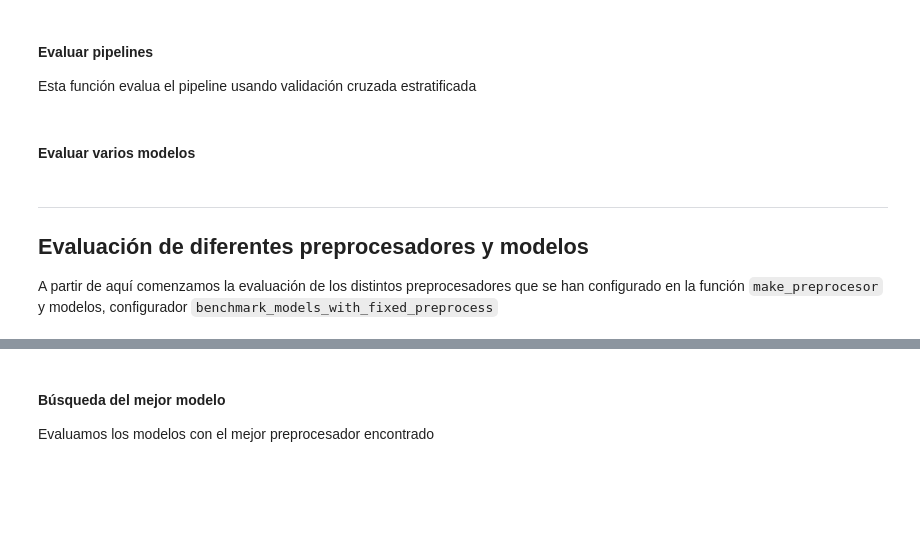
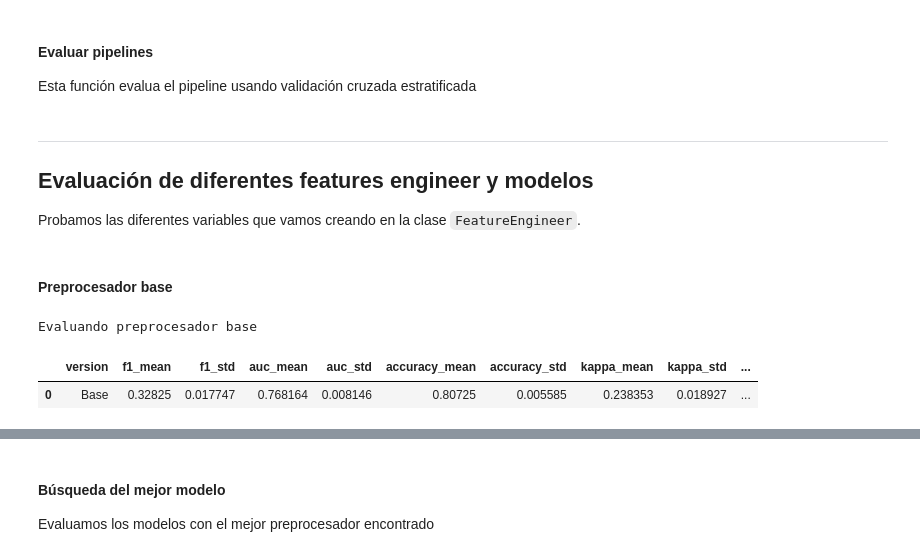
Before and after one commit to vidaldominguez/cdaa-customer-churn, a Jupyter notebook: customer_churn.ipynb, the cells around one changed output, grey strips where cells are left out. Drawn from its saved outputs; the diff is of its cells as text; code cells hidden in the pictures; blank space fills up the shorter version.

```diff
--- a/customer_churn.ipynb
+++ b/customer_churn.ipynb
@@ -431,5 +334,3 @@ def evaluate_pipeline(pipe: Pipeline, X: pd.DataFrame, y: pd.Series, n_splits=5)
         "recall_mean": cv_results["test_recall"].mean(),
         "recall_std":  cv_results["test_recall"].std()
     }
-# %% [markdown]
-#### Evaluar varios modelos
@@ -471,6 +337,6 @@ def benchmark_models_with_fixed_preprocess(X: pd.DataFrame, y: pd.Series, models
 # %% [markdown]
 ------------------
-## Evaluación de diferentes preprocesadores y modelos
+## Evaluación de diferentes features engineer y modelos
 
-A partir de aquí comenzamos la evaluación de los distintos preprocesadores que se han configurado en la función `make_preprocesor` y modelos, configurador `benchmark_models_with_fixed_preprocess`
+Probamos las diferentes variables que vamos creando en la clase `FeatureEngineer`.
 # %%
@@ -519,2 +373,17 @@ models = {
 }
+# %% [markdown]
+#### Preprocesador base
+# %%
+preprocesors_results = []
+base_preprocesor = make_basic_preprocessor(train_df)
+# pipeline sin feature engineer y modelo por defecto
+pipe = make_pipeline(None,base_preprocesor,None)
+print("Evaluando preprocesador base")
+cv_metrics = evaluate_pipeline(pipe, X_train, y_train , n_splits=5)
+preprocesors_results.append({"version": "Base", **cv_metrics})
+display(pd.DataFrame(preprocesors_results))
+# %% [output]
+Evaluando preprocesador base
+|  | version | f1_mean | f1_std | auc_mean | auc_std | accuracy_mean | accuracy_std | kappa_mean | kappa_std | ... |
+| 0 | Base | 0.32825 | 0.017747 | 0.768164 | 0.008146 | 0.80725 | 0.005585 | 0.238353 | 0.018927 | ... |
 # %% [markdown]
```
Also changed, not shown: parts of 13 cells of this notebook.
